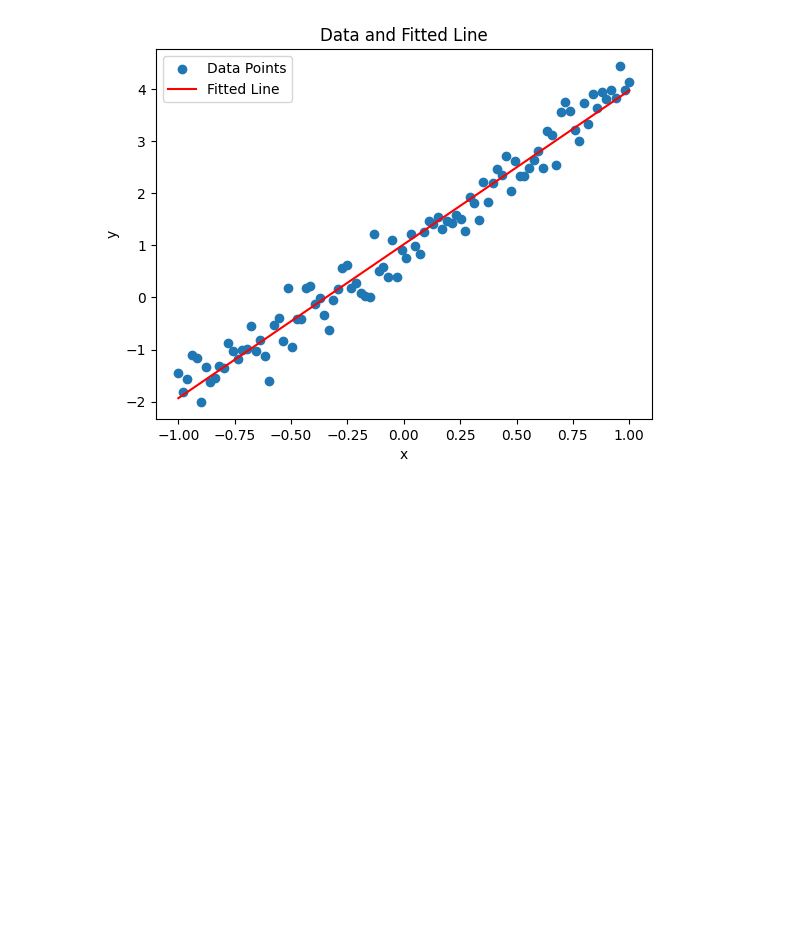
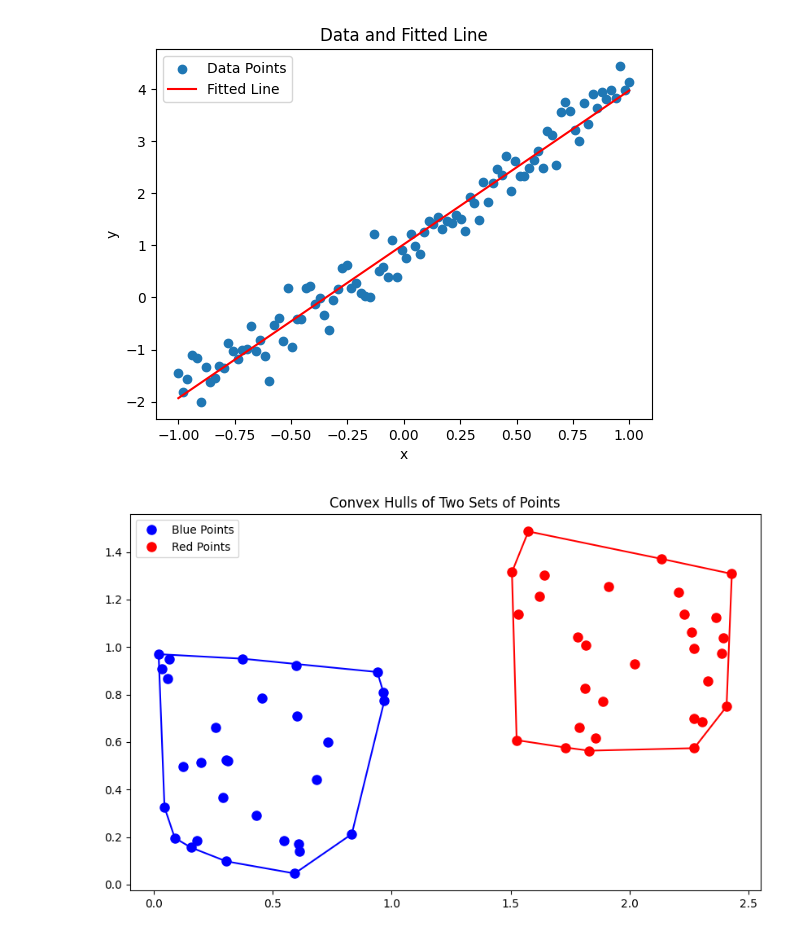
Before and after one commit to OlajideFemi/Carbon-Footprint, a Jupyter notebook: Untitled11.ipynb, the cells around one changed output. Cells and saved outputs as stored; diff of their text form; code cells hidden in the pictures; blank space fills up the shorter version.

```diff
--- a/Untitled11.ipynb
+++ b/Untitled11.ipynb
@@ -41,3 +41,35 @@ plt.show()
 # %% [output]
 Optimal w0: 1.0189129484363915, Optimal w1: 2.952988488705917
 [figure]
+# %%
+import matplotlib.pyplot as plt
+from scipy.spatial import ConvexHull
+import numpy as np
+
+# Generating random points for two sets
+np.random.seed(42)  # For reproducibility
+blue_points = np.random.rand(30, 2)  # 30 random points for blue set
+red_points = np.random.rand(30, 2) + np.array([1.5, 0.5])  # 30 random points for red set, offset to the right
+
+# Compute the convex hulls for each set of points
+blue_hull = ConvexHull(blue_points)
+red_hull = ConvexHull(red_points)
+
+# Plotting
+plt.figure(figsize=(10, 6))
+
+# Plot blue points and its convex hull
+plt.plot(blue_points[:, 0], blue_points[:, 1], 'o', markersize=8, color='blue', label='Blue Points')
+for simplex in blue_hull.simplices:
+    plt.plot(blue_points[simplex, 0], blue_points[simplex, 1], 'b-')  # Hull edges
+
+# Plot red points and its convex hull
+plt.plot(red_points[:, 0], red_points[:, 1], 'o', markersize=8, color='red', label='Red Points')
+for simplex in red_hull.simplices:
+    plt.plot(red_points[simplex, 0], red_points[simplex, 1], 'r-')  # Hull edges
+
+plt.title('Convex Hulls of Two Sets of Points')
+plt.legend()
+plt.show()
+# %% [output]
+[figure, added]
```
